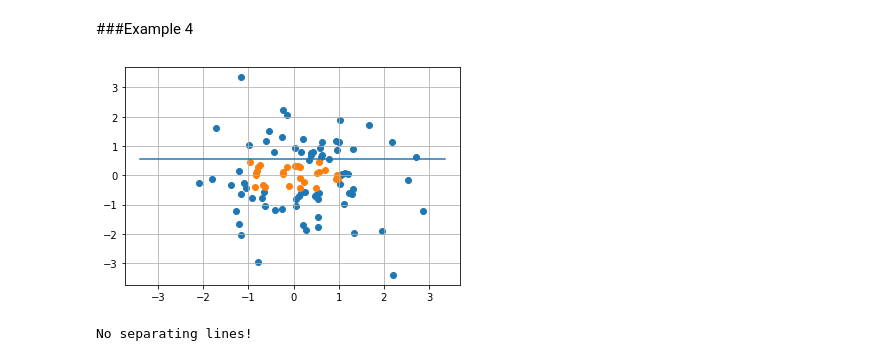
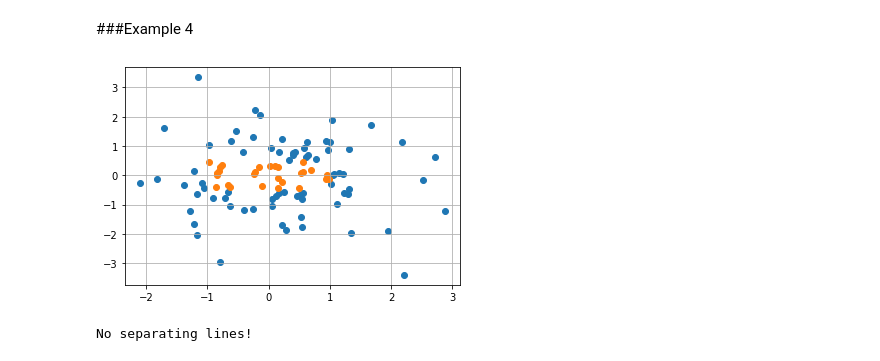
Before and after one commit to DmitriiDenisov/research-DT-Logreg, a Jupyter notebook: More_Examples.ipynb, the cells around one changed output. Drawn from its saved outputs; the diff is of its cells as text; code cells hidden in the pictures.

```diff
--- a/More_Examples.ipynb
+++ b/More_Examples.ipynb
@@ -386,20 +386,17 @@ def make_rect(X, x_left, x_right, y_bottom, y_top):
 # %%
 #Example 4a
 np.random.seed(17)
 X = np.random.randn(100,2)
 y = make_rect(X, -1, 1,-0.5, 0.5 )
 
 plt.scatter(X[y==1][:,0], X[y==1][:,1])
 plt.scatter(X[y==-1][:,0], X[y==-1][:,1])
 
-x_vals = np.linspace(X.min(), X.max(), 100)
-y_vals = [0.55] * x_vals.shape[0]
-plt.plot(x_vals, y_vals)
 
 plt.grid(True)
 plt.show()
 # %% [output]
-[figure, old version]
+[figure, new version]
 # %%
 temp = RTTree()
 temp.fit(X, y.astype(int))
```
